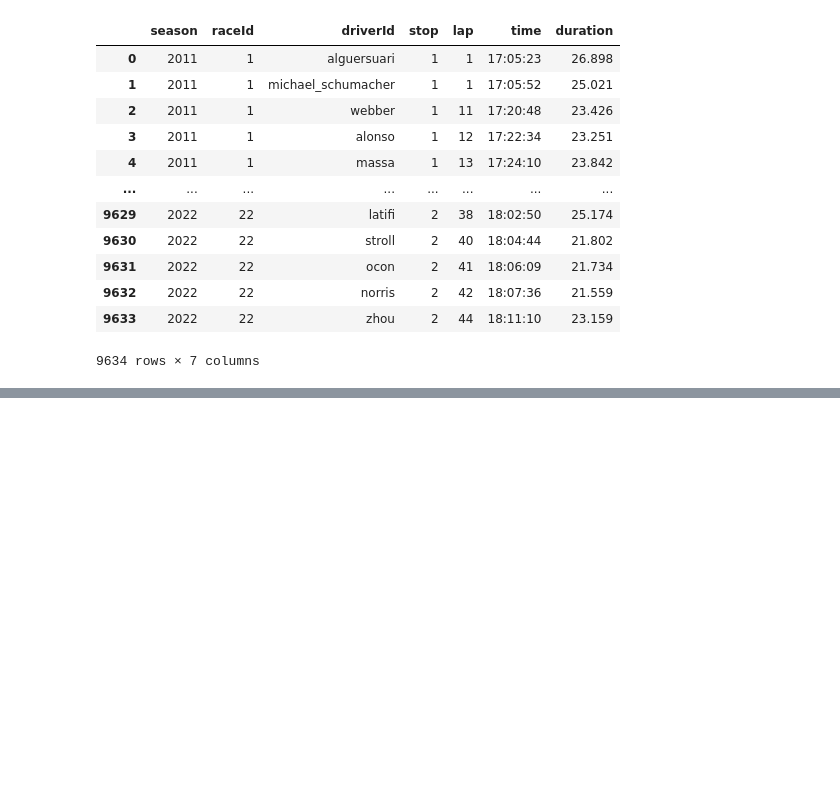
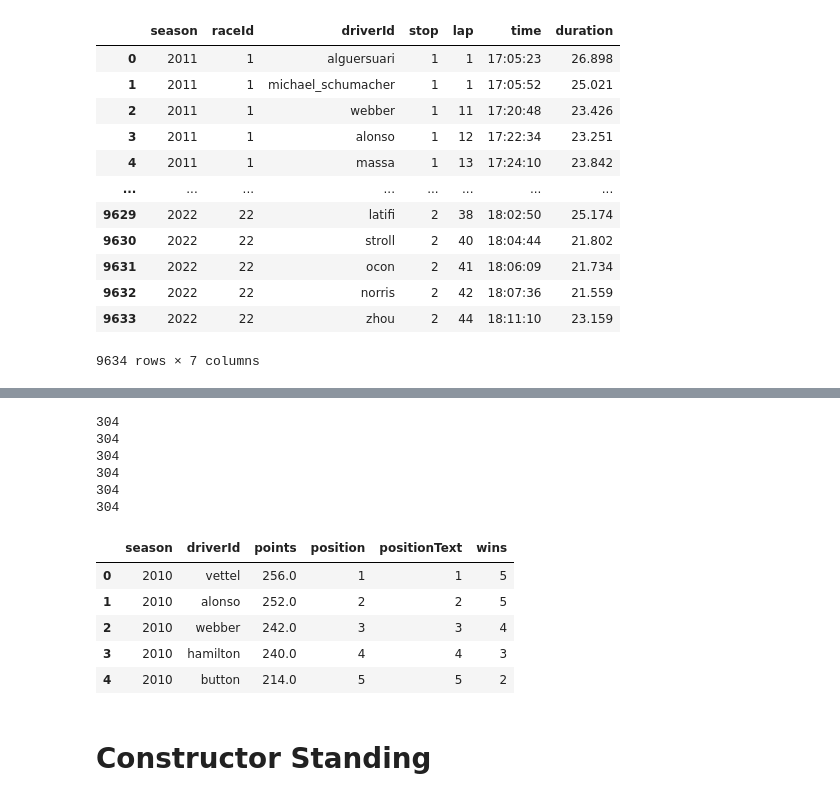
Before and after one commit to jazivegrande/formula-1-data, a Jupyter notebook: f1-analisis.ipynb, the cells around one changed output, grey strips where cells are left out. Drawn from its saved outputs; the diff is of its cells as text; code cells hidden in the pictures; blank space fills up the shorter version.

```diff
--- a/f1-analisis.ipynb
+++ b/f1-analisis.ipynb
@@ -854,0 +934,20 @@ pd.DataFrame(pitStops).to_csv('pitStops.csv',index=False)
+# %%
+driverStandings = {'season':[],#'driverStandings':[],"raceId":[],
+                   'driverId':[], 'points':[], 'position':[],
+                   'positionText':[], 'wins':[]}
+# %%
+warnings.filterwarnings("ignore")
+for year in range(2010,2023):
+    url= 'http://ergast.com/api/f1/{}/driverStandings.json?limit=1000'
+    response = requests.get(url.format(year))
+    content=json.loads(response.content)
+    path=content['MRData']['StandingsTable']
+    for item in range(0,len(path['StandingsLists'])):
+        for k in path['StandingsLists'][item]['DriverStandings']:
+            driverStandings['season'].append(int(path['season']))
+            #driverStandings['raceId'].append(path['Races'][item]['raceName'])
+            driverStandings['driverId'].append(k['Driver']['driverId'])
+            driverStandings['points'].append(float(k['points']))
+            driverStandings['position'].append(int(k['position']))
+            driverStandings['positionText'].append(k['positionText'])
+            driverStandings['wins'].append(int(k['wins']))
@@ -854,0 +973,19 @@ pd.DataFrame(pitStops).to_csv('pitStops.csv',index=False)
+# %%
+for i in driverStandings:
+    print(len(driverStandings[i]))
+# %% [output]
+304
+304
+304
+304
+304
+304
+# %%
+pd.DataFrame(driverStandings).head()
+# %% [output]
+|  | season | driverId | points | position | positionText | wins |
+| 0 | 2010 | vettel | 256.0 | 1 | 1 | 5 |
+| 1 | 2010 | alonso | 252.0 | 2 | 2 | 5 |
+| 2 | 2010 | webber | 242.0 | 3 | 3 | 4 |
+| 3 | 2010 | hamilton | 240.0 | 4 | 4 | 3 |
+| 4 | 2010 | button | 214.0 | 5 | 5 | 2 |
@@ -854,0 +994,2 @@ pd.DataFrame(pitStops).to_csv('pitStops.csv',index=False)
+# %% [markdown]
+# Constructor Standing
```
Also changed, not shown: parts of 23 cells of this notebook, 5 other files.
